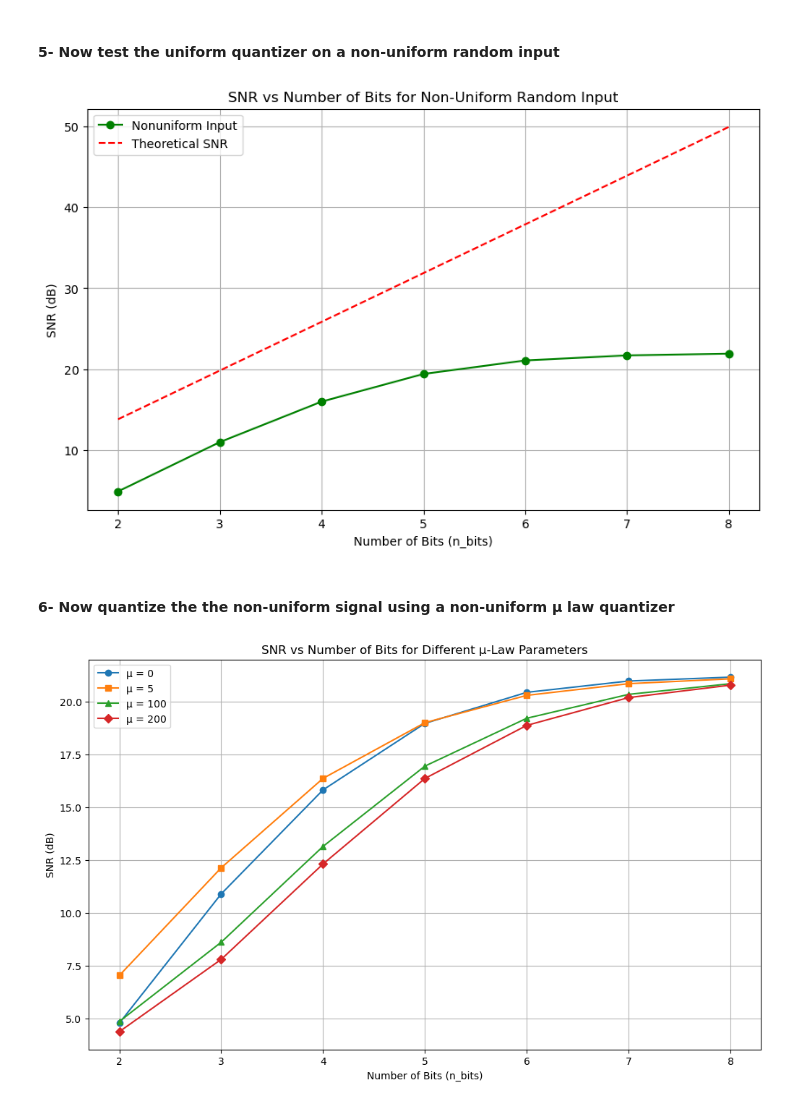
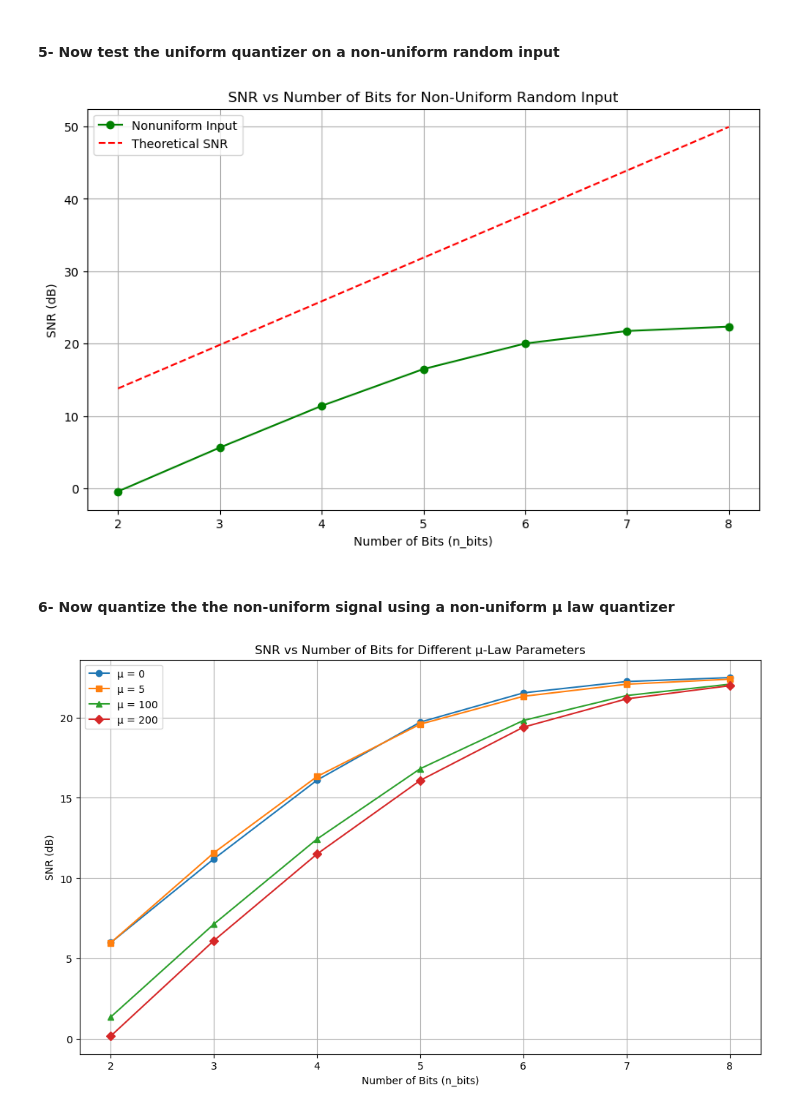
Before and after one commit to AhmedHamed3699/Digital-Communications-Labs, a Jupyter notebook: Assignment-1/quantizer.ipynb, the cells around one changed output. Drawn from its saved outputs; the diff is of its cells as text; code cells hidden in the pictures.

```diff
--- a/Assignment-1/quantizer.ipynb
+++ b/Assignment-1/quantizer.ipynb
@@ -21,9 +35,8 @@ def UniformQuantizer(in_val, n_bits, xmax, m):
 # %%
 def UniformDequantizer(q_ind, n_bits, xmax, m):
     L = 2 ** n_bits
-    delta = 2 * xmax / L
-    offset = (m * delta) / 2 - xmax
-    deq_val = q_ind * delta + delta / 2 + offset
+    delta = (2 * xmax) / L
+    deq_val = (q_ind - L / 2 + m / 2) * delta
     return deq_val
 # %% [markdown]
 #### 3- Test the quantizer/dequantizer functions on a deterministic input
@@ -83,9 +87,9 @@ snr_values = []
 for n_bits in n_bits_range:
     q_ind = UniformQuantizer(input_signal, n_bits, 5, 0)
     deq_val = UniformDequantizer(q_ind, n_bits, 5, 0)
-    calculate_snr(input_signal, snr_values)
+    calculate_sim_snr(input_signal, deq_val, snr_values)
 
-theoretical_snr = [6.02*n_bits + 1.76 for n_bits in n_bits_range]
+theoretical_snr = calculate_theoretical_snr(n_bits_range)
 
 plt.figure(figsize=(10, 6))
 plt.plot(n_bits_range, snr_values, 'bo-', label='Simulated SNR')
@@ -111,9 +115,9 @@ snr_values = []
 for n_bits in n_bits_range:
     q_ind = UniformQuantizer(input_signal, n_bits, 5, 0)
     deq_val = UniformDequantizer(q_ind, n_bits, 5, 0)
-    calculate_snr(input_signal, snr_values)
+    calculate_sim_snr(input_signal, deq_val, snr_values)
 
-theoretical_snr = [6.02*n_bits + 1.76 for n_bits in n_bits_range]
+theoretical_snr = calculate_theoretical_snr(n_bits_range)
 
 plt.figure(figsize=(10, 6))
 plt.plot(n_bits_range, snr_values, 'go-', label='Nonuniform Input')
@@ -125,55 +129,49 @@ plt.title('SNR vs Number of Bits for Non-Uniform Random Input')
 plt.legend()
 plt.show()
 # %% [output]
-[figure, old version]
+[figure, new version]
 # %% [markdown]
 #### 6- Now quantize the the non-uniform signal using a non-uniform μ law quantizer
 # %%
-def mu_law_companding(x, mu):
-    if mu == 0:
-        return x
-    x_norm = np.clip(x / 5, -1, 1)
-    y = np.sign(x_norm) * np.log(1 + mu * np.abs(x_norm)) / np.log(1 + mu)
-    return y * 5
+def mu_law_compression(x, mu):
+    if mu == 0: return x
+    return np.sign(x) * np.log1p(mu * np.abs(x)) / np.log1p(mu)
 
-def inverse_mu_law(y, mu):
-    if mu == 0:
-        return y
-    y_norm = np.clip(y / 5, -1, 1)
-    x = np.sign(y_norm) * (((1 + mu)**np.abs(y_norm) - 1) / mu)
-    return x * 5
+def mu_law_expansion(x, mu):
+    if mu == 0: return x
+    return np.sign(x) * (1 / mu) * (np.expm1(np.abs(x) * np.log1p(mu)))
 
-magnitudes = np.random.exponential(scale=1.0, size=num_samples)
-polarities = np.random.choice([-1, 1], size=num_samples)
-input_signal = magnitudes * polarities
+def mu_law_quantization(signal, n_bits, xmax, m, mu):
+    compressed_signal = mu_law_compression(signal / xmax, mu)
+    q_ind = UniformQuantizer(compressed_signal, n_bits, 1, m)
+    deq_val = UniformDequantizer(q_ind, n_bits, 1, m)
+    expanded_signal = mu_law_expansion(deq_val, mu) * xmax
+    return expanded_signal
 
 mu_values = [0, 5, 100, 200]
 n_bits_range = range(2, 9)
 all_snr_values = []
 
 for mu in mu_values:
     mu_snr_values = []
 
     for n_bits in n_bits_range:
-        expanded_signal = mu_law_companding(input_signal, mu)
-        q_ind = UniformQuantizer(expanded_signal, n_bits, 5, 0)
-        deq_expanded = UniformDequantizer(q_ind, n_bits, 5, 0)
-        deq_val = inverse_mu_law(deq_expanded, mu)
-        calculate_snr(input_signal, mu_snr_values)
+        deq_val = mu_law_quantization(input_signal, n_bits, 5, 0, mu)
+        calculate_sim_snr(input_signal, deq_val, mu_snr_values)
 
     all_snr_values.append(mu_snr_values)
 
 plt.figure(figsize=(12, 7))
 markers = ['o-', 's-', '^-', 'D-']
 
 for i, mu in enumerate(mu_values):
     plt.plot(n_bits_range, all_snr_values[i], markers[i], label=f'μ = {mu}')
 
 plt.grid(True)
 plt.xlabel('Number of Bits (n_bits)')
 plt.ylabel('SNR (dB)')
 plt.title('SNR vs Number of Bits for Different μ-Law Parameters')
 plt.legend()
 plt.show()
 # %% [output]
-[figure, old version]
+[figure, new version]
```
Also changed, not shown: parts of 7 cells of this notebook, 3 other files.
